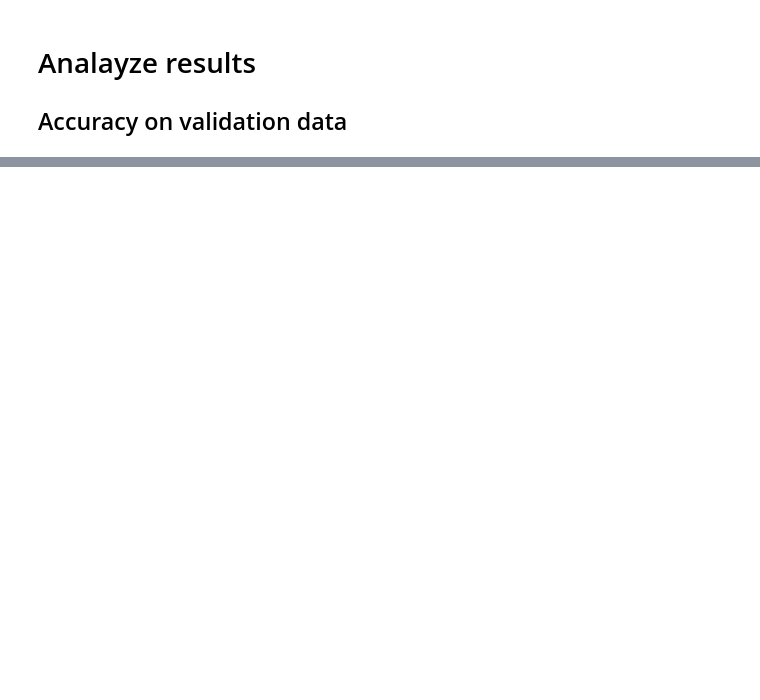
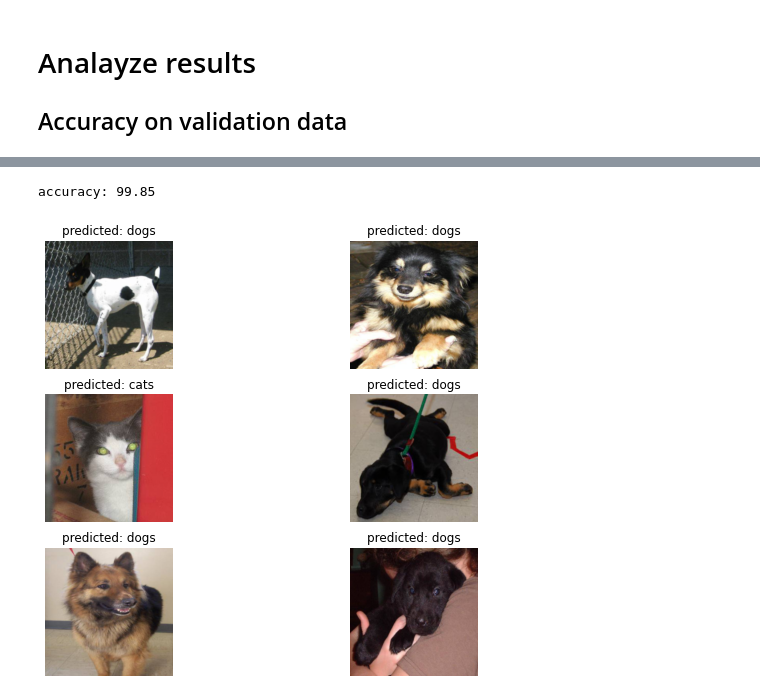
Before and after one commit to Mahrokh-Eb/Deep-Learning-with-Python, a Jupyter notebook: 3_imageClassification_V3.ipynb, the cells around one changed output, grey strips where cells are left out. Cells and saved outputs as stored; diff of their text form; code cells hidden in the pictures; blank space fills up the shorter version.

```diff
--- a/3_imageClassification_V3.ipynb
+++ b/3_imageClassification_V3.ipynb
@@ -271,0 +370,8 @@ plot_confusion_matrix(cm, train_ds.classes, normalize=True, figsize=(4,4))
+# %%
+# load pre-trained ResNet18
+model = load_pretrained_resnet50(model_path=None, num_classes=2)
+
+# loss and optimizer
+criterion = nn.CrossEntropyLoss()
+optimizer = optim.SGD(model.parameters(), lr=0.002, momentum=0.9)
+scheduler = optim.lr_scheduler.StepLR(optimizer, step_size=2, gamma=0.9)
@@ -271,0 +380,2 @@ plot_confusion_matrix(cm, train_ds.classes, normalize=True, figsize=(4,4))
+# %%
+model = train_model(model, train_dl, valid_dl, criterion, optimizer, scheduler, num_epochs=2)
@@ -271,0 +396,8 @@ plot_confusion_matrix(cm, train_ds.classes, normalize=True, figsize=(4,4))
+# %%
+evaluate_model(model, valid_dl)
+# %% [output]
+accuracy: 99.85
+# %%
+visualize_model(model, valid_dl, num_images=6)
+# %% [output]
+[figure, added]
```
Also changed, not shown: parts of 19 cells of this notebook.
